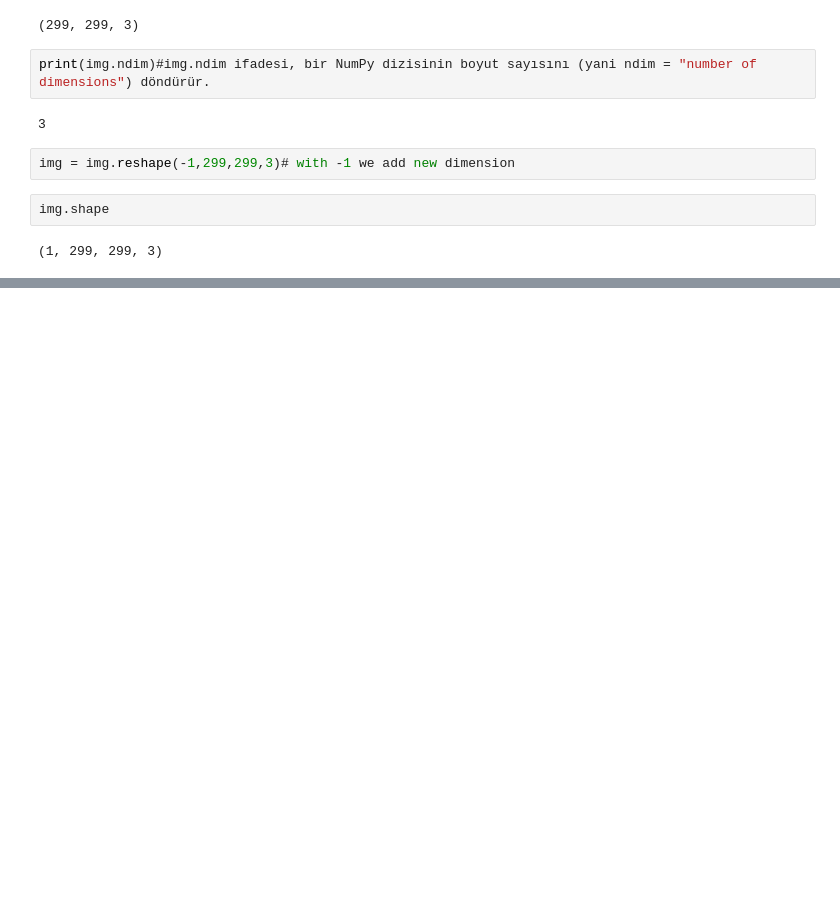
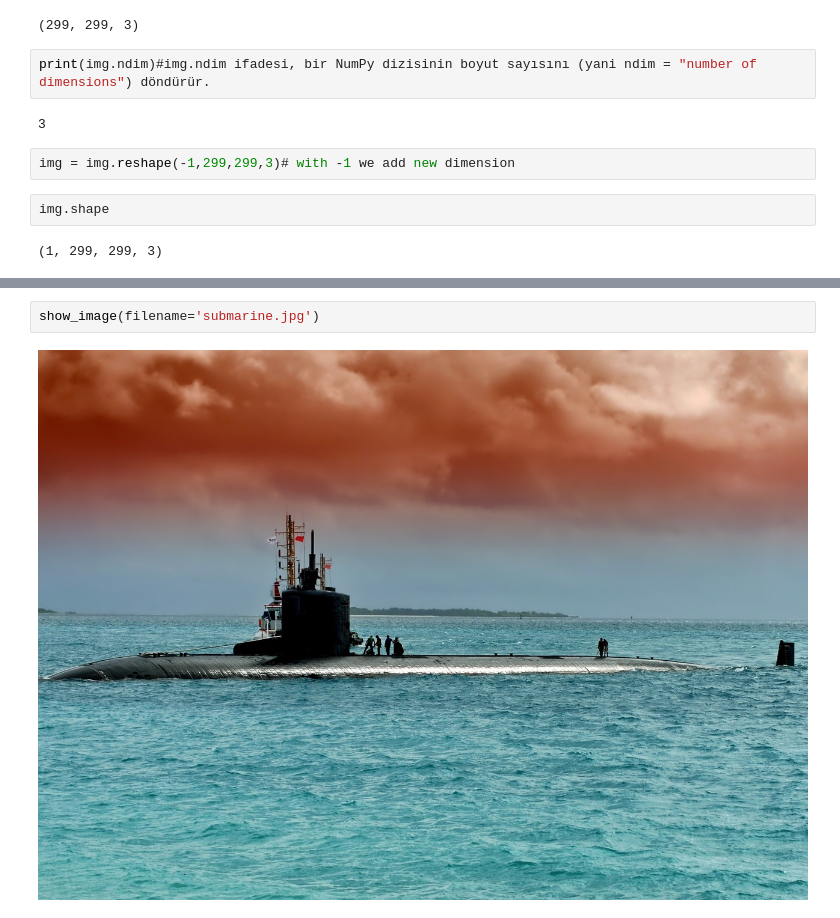
Before and after one commit to CengizhanBayram/DeepLearningandMachineLearning-, a Jupyter notebook: Transfer Learning Image classification/image_classificiation_using_transfer_learning.ipynb, the cells around one changed output, grey strips where cells are left out. Cells and saved outputs as stored; diff of their text form; blank space fills up the shorter version.

```diff
--- a/Transfer Learning Image classification/image_classificiation_using_transfer_learning.ipynb
+++ b/Transfer Learning Image classification/image_classificiation_using_transfer_learning.ipynb
@@ -24,0 +58,4 @@ img.shape
+# %%
+show_image(filename='submarine.jpg')
+# %% [output]
+[figure, added]
```
Also changed, not shown: parts of 5 cells of this notebook.
